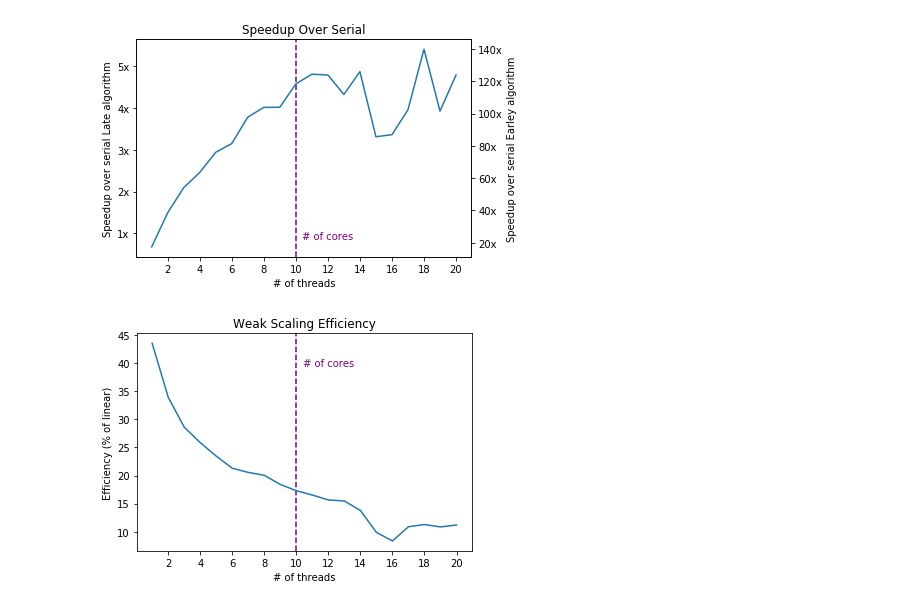
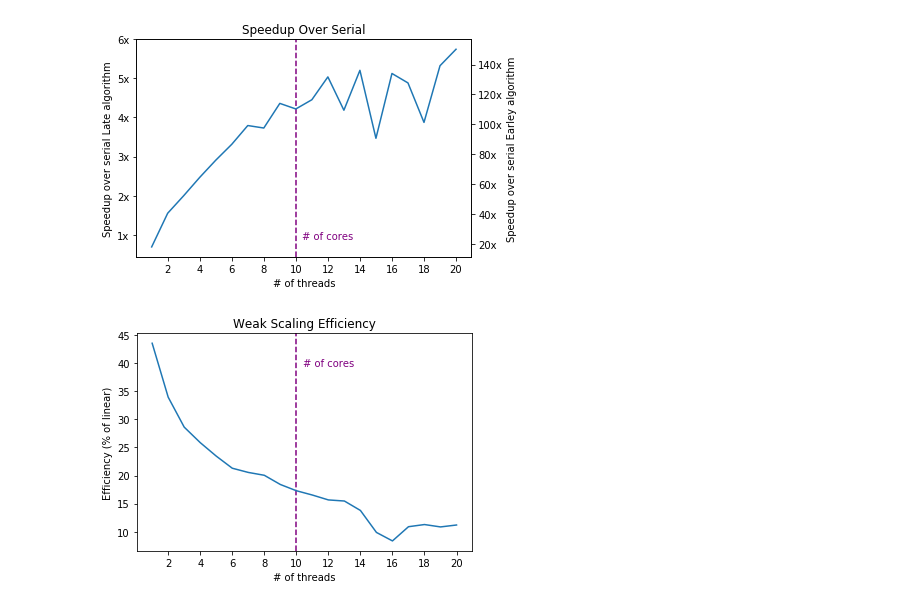
Before and after one commit to jfeser/earley, a Jupyter notebook: Analysis.ipynb, the cells around one changed output. Cells and saved outputs as stored; diff of their text form; code cells hidden in the pictures.

```diff
--- a/Analysis.ipynb
+++ b/Analysis.ipynb
@@ -26,29 +58,0 @@ results/arith/arith-7.csv
-# %%
-def speedup_plot(df, out_fn):
-    eserial = min(df[df['name'] == 'earley_serial']['avg'])
-    lserial = min(df[df['name'] == 'late_serial']['avg'])
-    par_x = df[df['name'] == 'late_parallel']['cores']
-    par_y = df[df['name'] == 'late_parallel']['avg'].as_matrix()
-
-    fig, ax1 = plt.subplots()
-    ax1.set_title('Speedup Over Serial')
-
-    ax1.set_xlabel('# of threads')
-    ax1.set_xticks(np.arange(2, 22, 2))
-
-    ax1.axvline(10, linestyle='dashed', color='purple')
-    ax1.annotate('# of cores', (10.4, 0.2), xycoords=('data', 'figure fraction'), color='purple')
-
-    ax1.plot(par_x, lserial / par_y)
-    ax1.set_ylabel('Speedup over serial Late algorithm')
-
-    ax2 = ax1.twinx()
-    ax2.plot(par_x, eserial / par_y, linestyle='None')
-    ax2.set_ylabel('Speedup over serial Earley algorithm')
-
-    fig.canvas.draw()
-    ax1.set_yticklabels([l.get_text()+'x' for l in ax1.get_yticklabels()])
-    ax2.set_yticklabels([l.get_text()+'x' for l in ax2.get_yticklabels()])
-
-    plt.savefig(out_fn, dpi=300)
-    plt.show()
@@ -171,7 +82,8 @@ cgw_df
 # %%
+cgw_df = pd.read_csv('results/cgw-strong-scaling.csv')
 speedup_plot(cgw_df, '../earley_paper/figures/cgw_scaling.png')
 # %% [output]
-[figure, old version]
+[figure, new version]
 # %%
 arith_weak_df = pd.read_csv('results/arith-weak-scaling.csv')
 java_weak_df = pd.read_csv('results/java-weak-scaling.csv')
```
Also changed, not shown: parts of 10 cells of this notebook.
